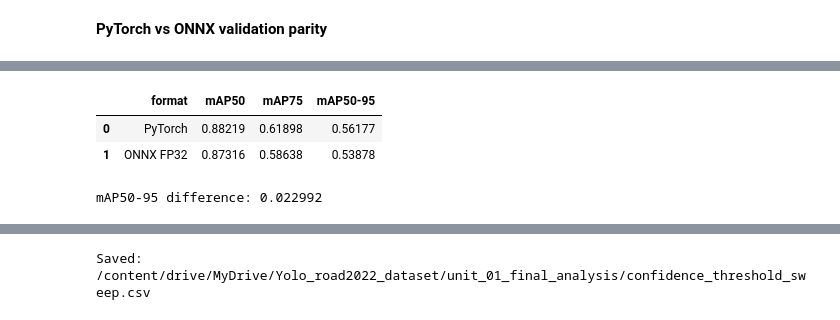
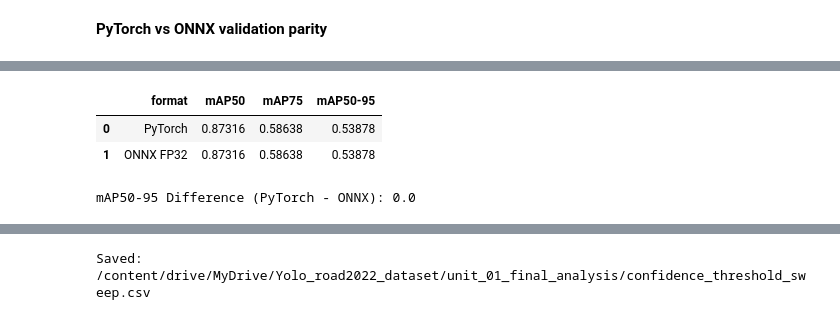
Before and after one commit to mdmohsin212/modern-vision-multimodal-lab, a Jupyter notebook: Vision/01_object_detection/notebooks/error_analysis_video_onnx_exam.ipynb, the cells around one changed output, grey strips where cells are left out. Drawn from its saved outputs; the diff is of its cells as text; code cells hidden in the pictures.

```diff
--- a/Vision/01_object_detection/notebooks/error_analysis_video_onnx_exam.ipynb
+++ b/Vision/01_object_detection/notebooks/error_analysis_video_onnx_exam.ipynb
@@ -865,40 +874,40 @@ Speed: 1.9ms preprocess, 6.4ms inference, 0.0ms loss, 0.4ms postprocess per imag
 # %%
-onnx_validation = onnx_model.val(
-    data=str(DATA_YAML_PATH),
-    imgsz=IMAGE_SIZE,
-    batch=1,
-    device="cpu",
-    conf=0.001,
-    plots=False,
-    verbose=False,
+common_val_kwargs = {
+    "data": str(DATA_YAML_PATH),
+    "imgsz": IMAGE_SIZE,
+    "batch": 1,
+    "device": "cpu",
+    "conf": 0.001,
+    "rect": False,
+    "plots": False,
+    "verbose": False,
+}
+
+pytorch_cpu_model = YOLO(str(BEST_MODEL_PATH))
+pytorch_metrics = pytorch_cpu_model.val(**common_val_kwargs)
+onnx_metrics = onnx_model.val(**common_val_kwargs)
+
+pytorch_map = float(pytorch_metrics.box.map)
+onnx_map = float(onnx_metrics.box.map)
+map_difference = pytorch_map - onnx_map
+
+parity_dataframe = pd.DataFrame(
+    [
+        {
+            "format": "PyTorch",
+            "mAP50": float(pytorch_metrics.box.map50),
+            "mAP75": float(pytorch_metrics.box.map75),
+            "mAP50-95": pytorch_map,
+        },
+        {
+            "format": "ONNX FP32",
+            "mAP50": float(onnx_metrics.box.map50),
+            "mAP75": float(onnx_metrics.box.map75),
+            "mAP50-95": onnx_map,
+        },
+    ]
 )
 
-pytorch_map = float(pytorch_validation.box.map)
-onnx_map = float(onnx_validation.box.map)
-map_difference = pytorch_map - onnx_map
-parity_dataframe = pd.DataFrame([
-    {
-        "format": "PyTorch",
-        "mAP50": float(
-            pytorch_validation.box.map50
-        ),
-        "mAP75": float(
-            pytorch_validation.box.map75
-        ),
-        "mAP50-95": pytorch_map,
-    },
-    {
-        "format": "ONNX FP32",
-        "mAP50": float(
-            onnx_validation.box.map50
-        ),
-        "mAP75": float(
-            onnx_validation.box.map75
-        ),
-        "mAP50-95": onnx_map,
-    },
-])
-
 display(parity_dataframe.round(5))
-print("mAP50-95 difference:", round(map_difference, 6))
+print("mAP50-95 Difference (PyTorch - ONNX):", round(map_difference , 6))
 # %% [output]
@@ -914,4 +930,4 @@ Speed: 1.9ms preprocess, 91.9ms inference, 0.0ms loss, 0.2ms postprocess per ima
 |  | format | mAP50 | mAP75 | mAP50-95 |
-| 0 | PyTorch | 0.88219 | 0.61898 | 0.56177 |
+| 0 | PyTorch | 0.87316 | 0.58638 | 0.53878 |
 | 1 | ONNX FP32 | 0.87316 | 0.58638 | 0.53878 |
-mAP50-95 difference: 0.022992
+mAP50-95 Difference (PyTorch - ONNX): 0.0
```
Also changed, not shown: parts of 15 cells of this notebook.
